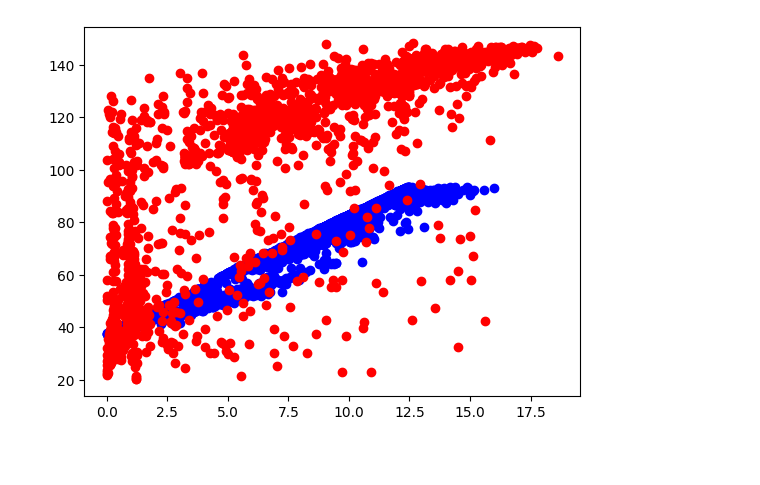
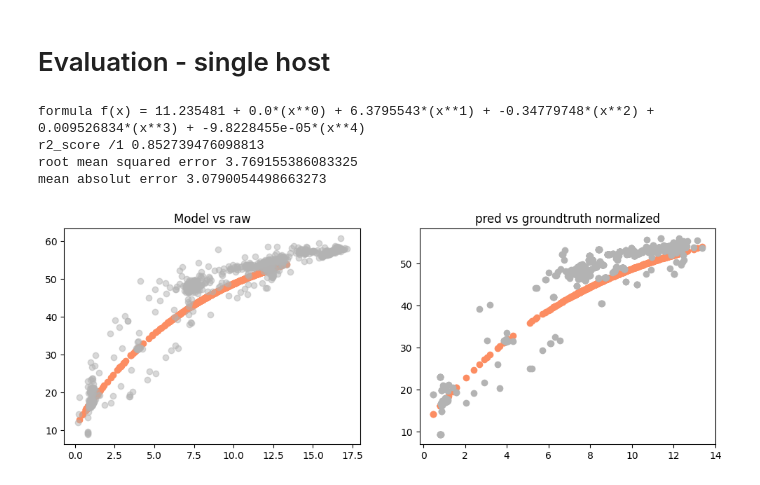
Before and after one commit to jacquetpi/cinergy-models, a Jupyter notebook: notebooks/paper-figures.ipynb, the cells around one changed output. Drawn from its saved outputs; the diff is of its cells as text; code cells hidden in the pictures; blank space fills up the shorter version.

Commit message:
add exp data

```diff
--- a/notebooks/paper-figures.ipynb
+++ b/notebooks/paper-figures.ipynb
@@ -147,11 +0,0 @@ plt.show()
-# %%
-# Prediction from cloud-like dataset
-cloudlike  = dataset_cl.dropna()
-cloudlike = cloudlike.assign(host_percent_vm = cloudlike.vm / core_host)
-cloudlike = cloudlike.assign(prediction = estimate(model_as_coeff, cloudlike.CPU0/core_host) + estimate(model_as_coeff, cloudlike.CPU1/core_host, include_static=False) + estimate(model_as_coeff, cloudlike.CPU2/core_host, include_static=False) + estimate(model_as_coeff, cloudlike.CPU3/core_host, include_static=False))
-
-plt.scatter(cloudlike['host_percent_vm'], cloudlike['prediction'], color='b', label='prediction')
-plt.scatter(groundtruth['host_percent_vm'], groundtruth['package-global-watt'], color='r', label='groundtruth')
-plt.show()
-# %% [output]
-[figure, removed]
@@ -157,0 +99,2 @@ plt.show()
+# %% [markdown]
+# Evaluation - single host
@@ -157,0 +107,63 @@ plt.show()
+# %%
+path_root = '/home/pierre/src/cinergy-models/'
+
+folder_target = path_root + 'data/241029-nova/nova-12.lyon.grid5000.fr-XXX.csv' # Xeon 2016 (16/32, dual)
+#folder_target = path_root + 'data/241030-grappegrappe-11.nancy.grid5000.fr-XXX.csv' # Xeon 2020 (40/80, dual)
+#folder_target = path_root + 'data/241031-chiropchirop-4.lille.grid5000.fr-XXX.csv' # Xeon 2021 (64/128, dual)
+
+#folder_target = path_root + 'data/241031-gruegrue-2.nancy.grid5000.fr-XXX.csv' # Zen 1 (32/64, dual)
+#folder_target = path_root + 'data/241030-servanservan-2.grenoble.grid5000.fr-XXX.csv' # Zen 2 (48/96, dual)
+#folder_target = path_root + 'data/241030-chucchuc-6.lille.grid5000.fr-XXX.csv' # Zen 3 (32/64, single)
+
+training_dict = {}
+training_dict['25'] = format_csv(folder_target.replace('XXX', 'training-25'))
+training_dict['50'] = format_csv(folder_target.replace('XXX', 'training-50'))
+training_dict['100'] = format_csv(folder_target.replace('XXX', 'training-100'))
+dataset_gt = format_csv(folder_target.replace('XXX', 'groundtruth') )
+dataset_cl = format_csv(folder_target.replace('XXX', 'cloudlike'))
+# %%
+core_host_ref = {'nova':32, 'grappe': 80, 'servan':96, 'chuc':64, 'chirop':128, 'grue':64}
+core_host = core_host_ref['nova']
+vm_size=4
+exclude_beyond = (vm_size * 100) / core_host * 3
+model_dict = compute_models(training_dict=training_dict, exclude_beyond=exclude_beyond, verbose=False, display=False)
+
+# Groundtruth
+groundtruth = dataset_gt.dropna()
+groundtruth = groundtruth.assign(host_percent_vm = groundtruth.vm / core_host)
+
+# Prediction on cloud-like dataset
+cloudlike = dataset_cl.dropna()
+cloudlike = cloudlike.assign(host_percent_vm = cloudlike.vm / core_host)
+cloudlike['prediction'] = cloudlike.apply(lambda row : estimate(model_dict, row, core_host), axis=1)
+
+colors = sns.color_palette("Set2", 8)
+fig, (ax1, ax2) = plt.subplots(1,2, figsize=(12, 4))
+ax1.scatter(cloudlike['host_percent_vm'], cloudlike['prediction'], color=colors[1], label='prediction')
+ax1.scatter(groundtruth['host_percent_vm'], groundtruth['package-global-watt'], color=colors[-1], label='groundtruth', alpha=0.5)
+ax1.title.set_text('Model vs raw')
+
+# Evaluation
+
+evaluation_df = cloudlike
+evaluation_df.assign(host_percent_vm = evaluation_df.vm / core_host)
+evaluation_df['groundtruth'] = evaluation_df.apply(lambda row : get_closest_val(groundtruth, 'host_percent_vm', row, 'package-global-watt'), axis=1)
+evaluation_df['prediction'] = evaluation_df.apply(lambda row : estimate(model_dict, row, core_host), axis=1)
+evaluation_df.dropna(inplace=True)
+y = evaluation_df['groundtruth']
+y_predict = evaluation_df['prediction']
+
+print('formula', formula_as_str(*model_dict['50']))
+print('r2_score /1', r2_score(y,y_predict))
+print('root mean squared error', root_mean_squared_error(y,y_predict))
+print('mean absolut error', mean_absolute_error(y, y_predict))
+
+ax2.scatter(evaluation_df['host_percent_vm'], evaluation_df['prediction'], color=colors[1])
+ax2.scatter(evaluation_df['host_percent_vm'], evaluation_df['groundtruth'], color=colors[-1])
+ax2.title.set_text('pred vs groundtruth normalized')
+# %% [output]
+formula f(x) = 11.235481 + 0.0*(x**0) + 6.3795543*(x**1) + -0.34779748*(x**2) + 0.009526834*(x**3) + -9.8228455e-05*(x**4)
+r2_score /1 0.852739476098813
+root mean squared error 3.769155386083325
+mean absolut error 3.0790054498663273
+[figure, added]
```
Also changed, not shown: parts of 32 cells of this notebook, 5 other files.
